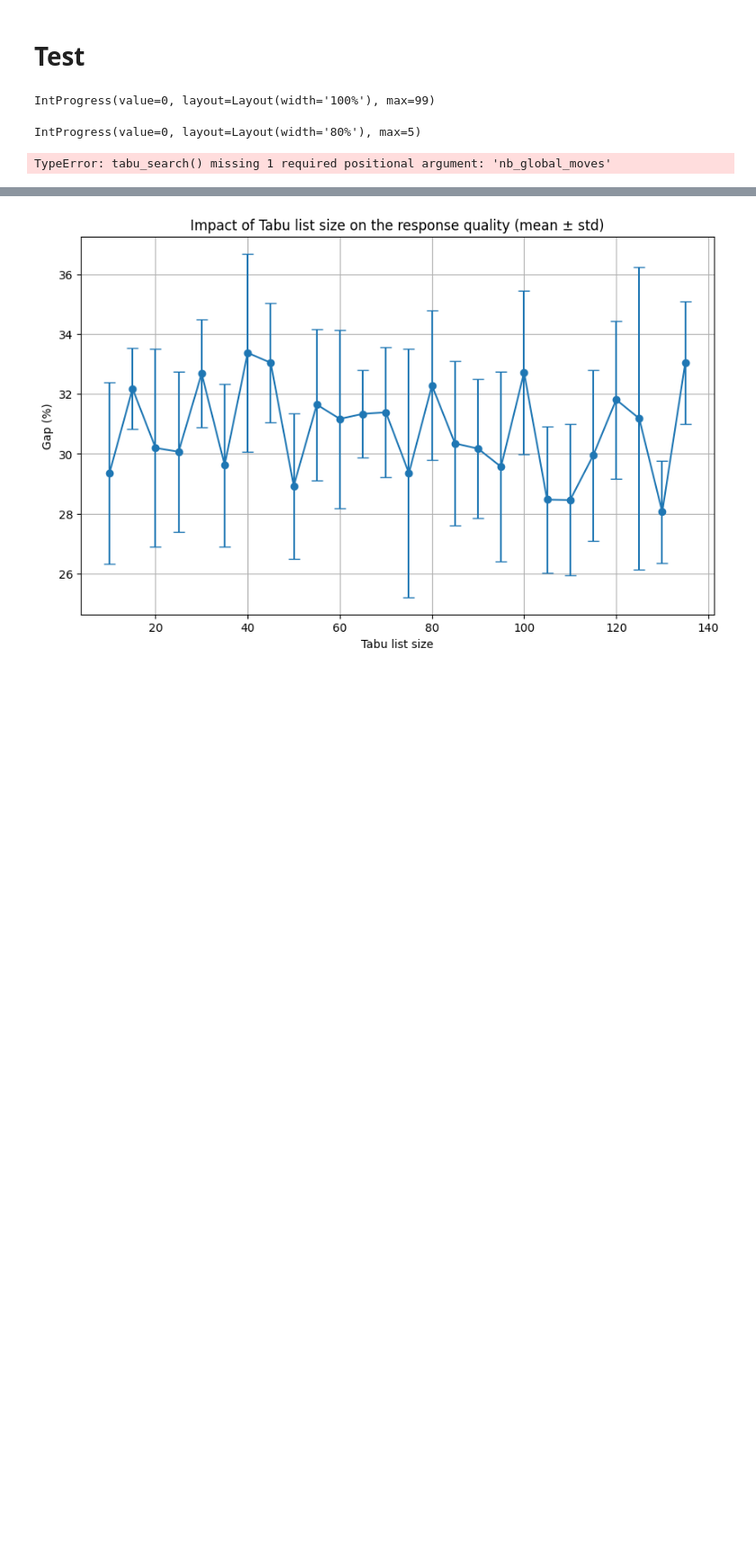
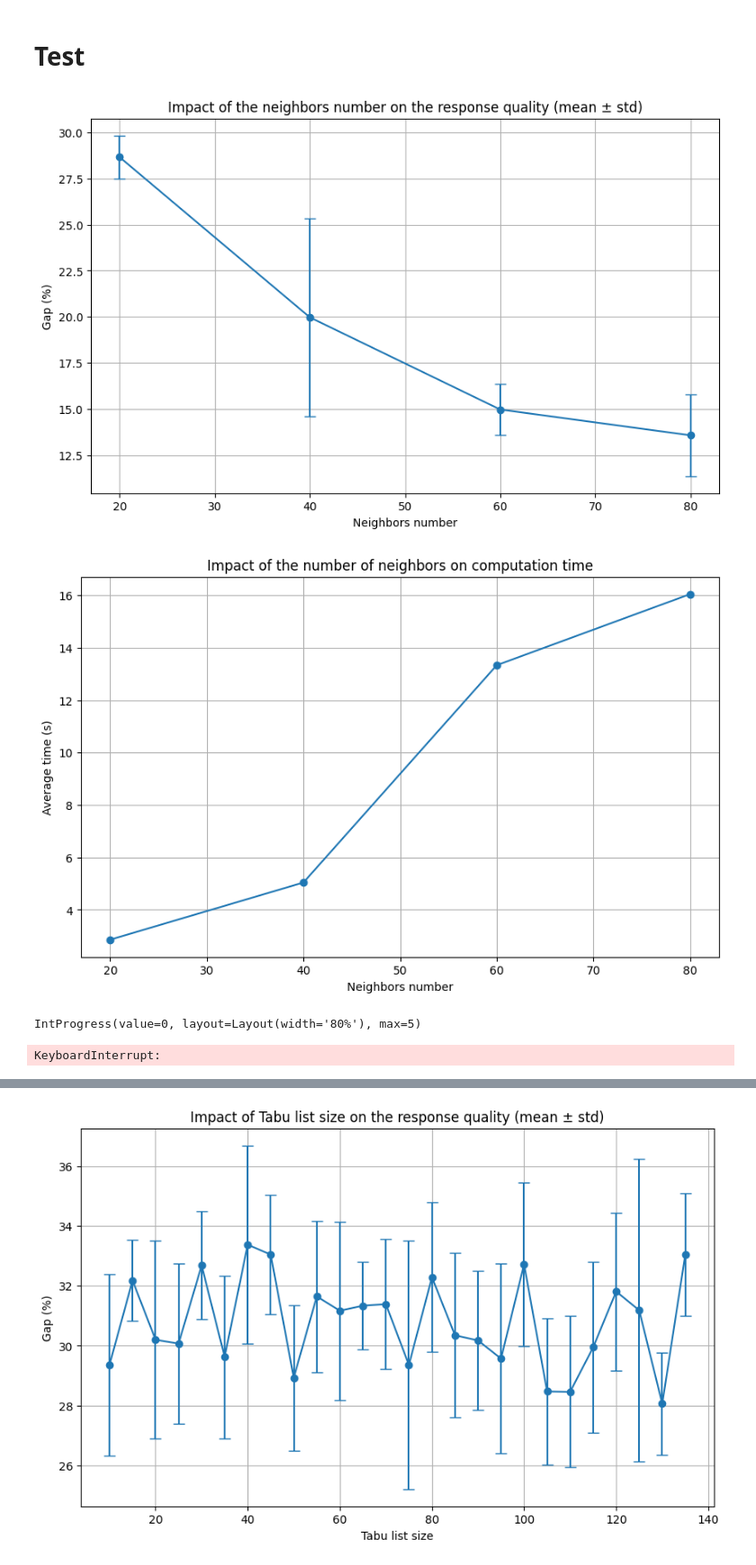
Before and after one commit to Low8/Projet_algo, a Jupyter notebook: scripts/recherche_tabu_upgrade.ipynb, the cells around one changed output, grey strips where cells are left out. Shown at 90% size. Drawn from its saved outputs; the diff is of its cells as text; code cells hidden in the pictures; blank space fills up the shorter version.

```diff
--- a/scripts/recherche_tabu_upgrade.ipynb
+++ b/scripts/recherche_tabu_upgrade.ipynb
@@ -22,7 +22,7 @@ from functions import get_vrptw_instance, show_routes
 ## Variables
 # %%
 # Instances
-instance_name = 'C101.txt'
+instance_name = 'R101.txt'
 data_set, data_set_best_solution = get_vrptw_instance(instance_name)
 
 # DataSET
@@ -818,8 +819,8 @@ def tabu_search(instance: VRPInstance, initial_solution, tabu_size, iter_max, nb
 tabu_size = int(np.sqrt(instance.nb_client))
 nb_iter = 400
 nb_neighbors = 400
-nb_local_moves = 2
-nb_global_moves = 1
+nb_local_moves = 1
+nb_global_moves = 0
 
 clark = clark_and_wright(instance)
 distance_clark = total_travel_distance(clark, instance)
@@ -853,9 +890,9 @@ True
 # Test
 # %%
 
-nb_neighbors_max = 1000
-step = 10
-nb_iter = 200
+nb_neighbors_max = 800
+step = 20
+nb_iter = 400
 nb_runs = 5
 tabu_size = int(np.sqrt(instance.nb_client))
 
@@ -883,7 +920,7 @@ for nb_neighbors in nb_neighbors_values:
         bar_inner.value = r + 1
 
         start = time.time()
-        tabu_solution = tabu_search(instance, clark, tabu_size, nb_iter, nb_neighbors, nb_swaps_per_neighbor)
+        tabu_solution = tabu_search(instance, clark, tabu_size, nb_iter, nb_neighbors, nb_local_moves, nb_global_moves)
         end = time.time()
 
         distance_tabu = total_travel_distance(tabu_solution, instance)
@@ -892,34 +929,35 @@ for nb_neighbors in nb_neighbors_values:
         gaps_run.append(gap)
         times_run.append(end - start)
 
     gap_means.append(np.mean(gaps_run))
     gap_stds.append(np.std(gaps_run))
     time_means.append(np.mean(times_run))
 
     bar_global.value += 1
 
     clear_output(wait=True)
     plt.figure(figsize=(10, 6))
     plt.errorbar(nb_neighbors_values[:len(gap_means)], gap_means, yerr=gap_stds, fmt='-o', capsize=5)
     plt.xlabel('Neighbors number')
     plt.ylabel('Gap (%)')
     plt.title('Impact of the neighbors number on the response quality (mean ± std)')
     plt.grid(True)
     plt.show()
 
     plt.figure(figsize=(10, 6))
     plt.plot(nb_neighbors_values[:len(time_means)], time_means, marker='o')
     plt.xlabel('Neighbors number')
     plt.ylabel('Average time (s)')
     plt.title('Impact of the number of neighbors on computation time')
     plt.grid(True)
     plt.show()
 
     bar_inner.close()
 
 bar_global.close()
 # %% [output]
+[figure, added]
+[figure, added]
-IntProgress(value=0, layout=Layout(width='100%'), max=99)
+IntProgress(value=0, layout=Layout(width='80%'), max=5)
-IntProgress(value=0, layout=Layout(width='80%'), max=5)
+KeyboardInterrupt:
-TypeError: tabu_search() missing 1 required positional argument: 'nb_global_moves'
 # %%
```
Also changed, not shown: parts of 6 cells of this notebook.
